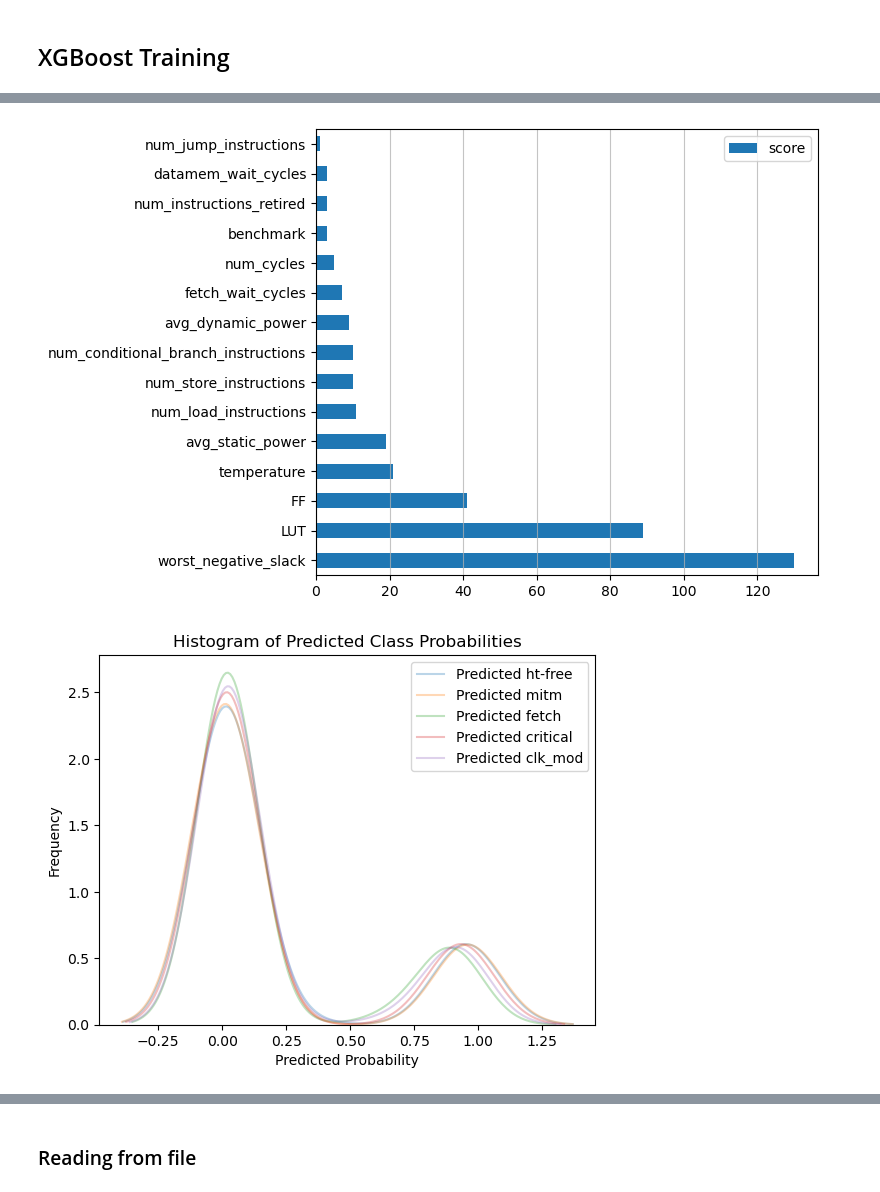
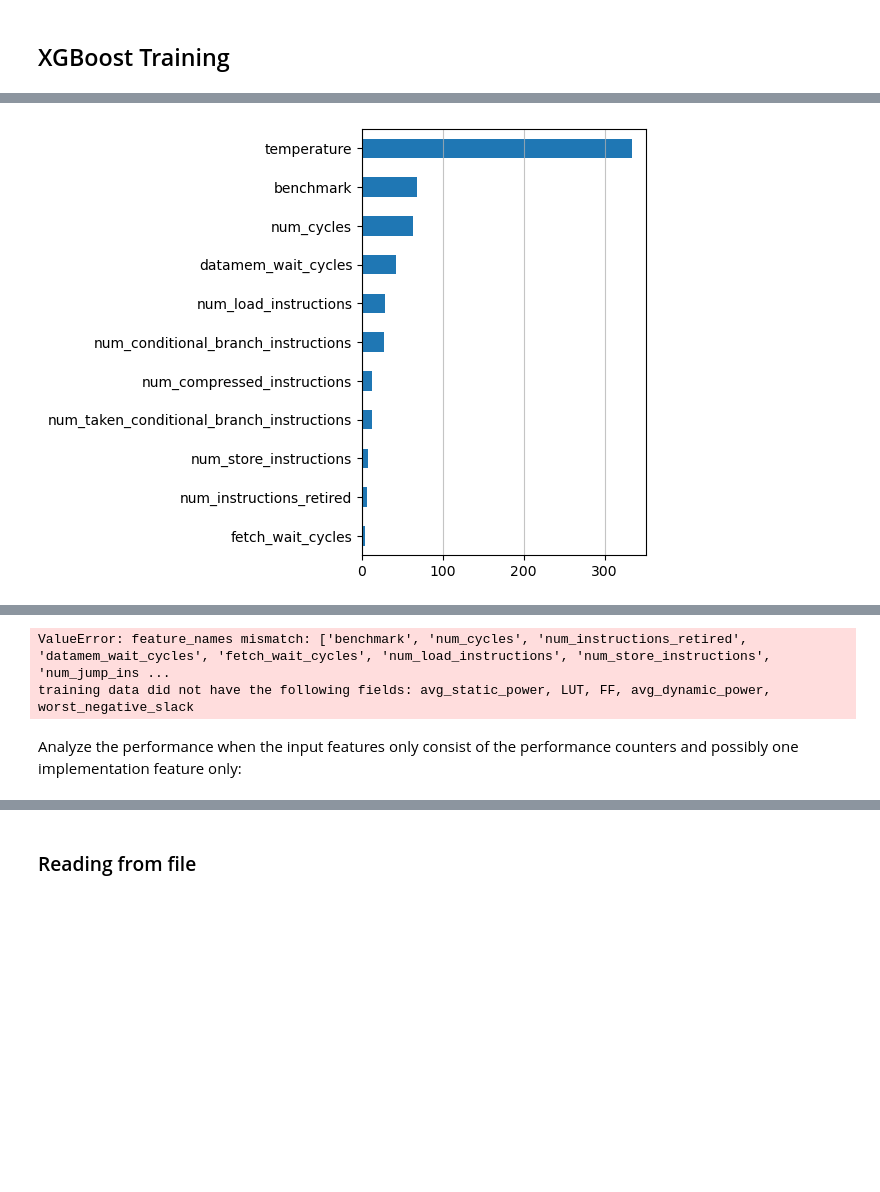
Before and after one commit to ribesstefano/Laokoon-ML, a Jupyter notebook: notebooks/ht_classification.ipynb, the cells around one changed output, grey strips where cells are left out. Saved outputs shown, nothing was run; the diff lists cells and outputs as text; code cells hidden in the pictures; blank space fills up the shorter version.

```diff
--- a/notebooks/ht_classification.ipynb
+++ b/notebooks/ht_classification.ipynb
@@ -195,10 +1021,13 @@ plt.show()
 # %%
-# Split the data into features (X) and target (y)
-X = df.drop(['ht_type', 'ht_triggered'], axis=1)
-X['benchmark'] = X['benchmark'].astype('category').cat.codes
-y = df['ht_type'].astype('category').cat.codes
-# Split the data into training and testing sets
-X_train, X_test, y_train, y_test = train_test_split(X, y, test_size=0.6, random_state=42)
+# # Split the data into features (X) and target (y)
+# X = df.drop(['ht_type', 'ht_triggered'], axis=1)
+# X['benchmark'] = X['benchmark'].astype('category').cat.codes
+# y = df['ht_type'].astype('category').cat.codes
+# # Split the data into training and testing sets
+# X_train, X_test, y_train, y_test = train_test_split(X, y, test_size=0.6, random_state=42)
+
+X_train, X_test, y_train, y_test = get_train_test_sets(df, test_perc=0.2, ht_free_test_perc=0.5, column_label='ht_type_with_trigger')
+# Convert to XGBoost-specific data structures
 dtrain = xgb.DMatrix(X_train, label=y_train)
 dtest = xgb.DMatrix(X_test, label=y_test)
 # Train the classifier on the training data
@@ -207,18 +1036,34 @@ xgb_classifier = xgb.train(
     params={
         'objective': 'multi:softprob',
         # 'objective': 'multi:softmax',
-        'num_class': len(ht_types),
+        'num_class': len(ht_labels_with_trigger),
         'eval_metric': 'mlogloss',
-        'device': 'cpu',
+        # 'device': 'cpu',
     },
     dtrain=dtrain,
     num_boost_round=20,
     evals=evallist,
     early_stopping_rounds=5,
+    verbose_eval=False,
 )
 # Make predictions on the test data
 y_pred = xgb_classifier.predict(dtest)
 # Calculate the accuracy of the classifier
 accuracy = accuracy_score(y_test, y_pred.argmax(axis=1))
 print("Accuracy:", accuracy)
+ax = xgb.plot_importance(xgb_classifier)
+ax.savefig=os.path.join(fig_dir, 'xgb_importance.pdf')
+plt.show()
+
+_, _, cm = test_xgboost(xgb_classifier, X_test, y_test)
+fig, ax = plt.subplots(figsize=(16, 12))
+sns.heatmap(cm, annot=True, fmt='d', cmap='Blues', ax=ax)
+plt.xlabel('Predicted')
+plt.ylabel('True')
+tmp = {v: k for k, v in ht_labels_with_trigger.items()}
+ax.xaxis.set_ticklabels([tmp[i].replace('triggered', 'T').replace('non-', 'N') for i in range(len(ht_labels_with_trigger))])
+ax.yaxis.set_ticklabels([tmp[i].replace('triggered', 'T').replace('non-', 'N') for i in range(len(ht_labels_with_trigger))])
+# plt.title(f'Implementation feature left in: {feat}')
+# plt.tight_layout()
+plt.show()
 # %% [output]
@@ -249,36 +1088,40 @@ feature_important = xgb_classifier.get_score(importance_type='weight')
 keys = list(feature_important.keys())
 values = list(feature_important.values())
 data = pd.DataFrame(data=values, index=keys, columns=['score']).sort_values(by='score', ascending=False)
-ax = data.nlargest(40, columns='score').plot(kind='barh', figsize=(8, 5)) ## plot top 40 features
+ax = data.nsmallest(40, columns='score').plot(kind='barh') # , figsize=(8, 5)) ## plot top 40 features
+# ax = data.nlargest(40, columns='score').plot(kind='barh') # , figsize=(8, 5)) ## plot top 40 features
+ax.get_legend().remove()
 # plt.title(f'Implementation feature left in: {feat}')
 plt.grid(axis='x', alpha=0.75)
 plt.tight_layout()
 plt.show()
 
 class_probabilities = xgb_classifier.predict(xgb.DMatrix(X))
 # Plot histograms for class probabilities
 for i, class_label in enumerate(ht_types.values()):
     # plt.hist(class_probabilities[:, i], bins=10, alpha=0.5, label=f'Class {class_label}')
     sns.kdeplot(class_probabilities[:, i], fill=False, alpha=0.3, label=f'Predicted {class_label}')
 
 plt.xlabel('Predicted Probability')
 plt.ylabel('Frequency')
 plt.legend()
 plt.title('Histogram of Predicted Class Probabilities')
 plt.show()
 
 cm = confusion_matrix(y_test, y_pred.argmax(axis=1))
+print('-' * 80)
+print(cm)
+print('-' * 80)
 # Plot confusion matrix
 # plt.figure(figsize=(3.5, 3))
 # ax = sns.heatmap(cm, annot=True, fmt='.1%', cmap='Blues')
 ax = sns.heatmap(cm, annot=True, fmt='d', cmap='Blues')
 plt.xlabel('Predicted')
 plt.ylabel('True')
 ax.xaxis.set_ticklabels(ht_types.values())
 ax.yaxis.set_ticklabels(ht_types.values())
 # plt.title(f'Implementation feature left in: {feat}')
 plt.tight_layout()
 plt.show()
 # %% [output]
-[figure, old version]
+[figure, new version]
-[figure, removed]
@@ -286,2 +1128,6 @@ plt.show()
+ValueError: feature_names mismatch: ['benchmark', 'num_cycles', 'num_instructions_retired', 'datamem_wait_cycles', 'fetch_wait_cycles', 'num_load_instructions', 'num_store_instructions', 'num_jump_ins ...
+training data did not have the following fields: avg_static_power, LUT, FF, avg_dynamic_power, worst_negative_slack
+# %% [markdown]
+Analyze the performance when the input features only consist of the performance counters and possibly one implementation feature only:
 # %%
 impl_features = [k for k, v in feature_types.items() if v == 'implementation']
```
Also changed, not shown: parts of 30 cells of this notebook, 2 other files.
